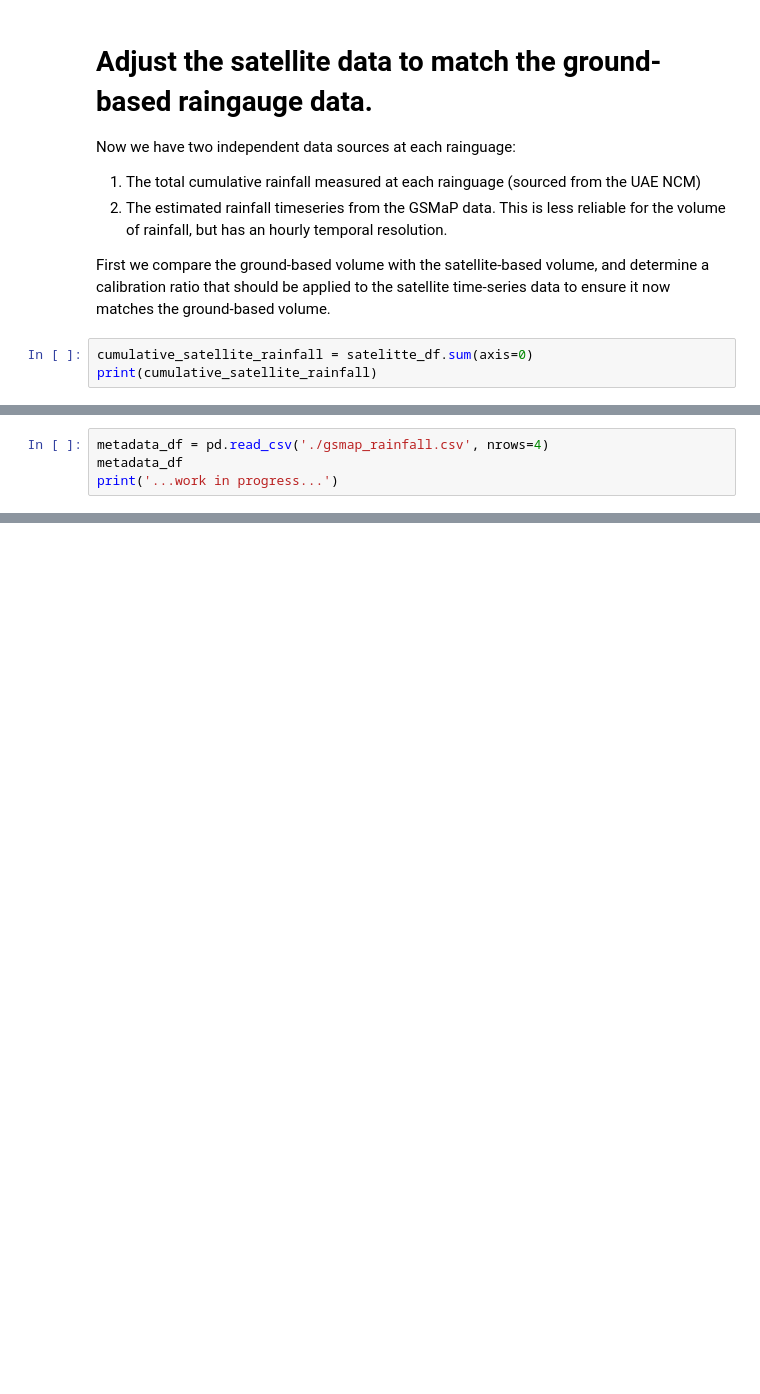
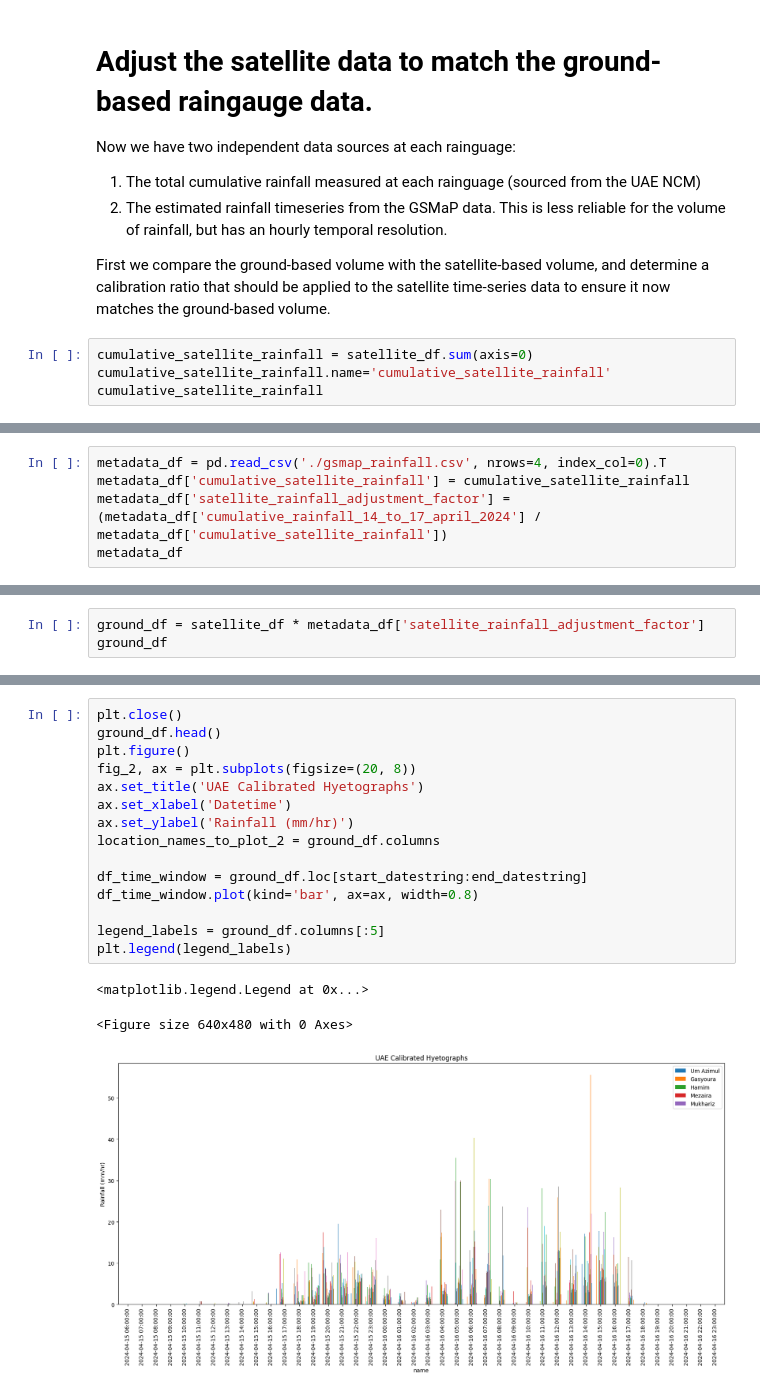
Before and after one commit to Hydrata/desert_hydrology, a Jupyter notebook: uae_hydrology.ipynb, the cells around one changed output, grey strips where cells are left out. Drawn from its saved outputs; the diff is of its cells as text; blank space fills up the shorter version.

```diff
--- a/uae_hydrology.ipynb
+++ b/uae_hydrology.ipynb
@@ -50,8 +57,9 @@ Now we have two independent data sources at each rainguage:
 
 First we compare the ground-based volume with the satellite-based volume, and determine a calibration ratio that should be applied to the satellite time-series data to ensure it now matches the ground-based volume.
 # %%
-cumulative_satellite_rainfall = satelitte_df.sum(axis=0)
-print(cumulative_satellite_rainfall)
+cumulative_satellite_rainfall = satellite_df.sum(axis=0)
+cumulative_satellite_rainfall.name='cumulative_satellite_rainfall'
+cumulative_satellite_rainfall
 # %% [output]
 Um Azimul           43.6881
 Gasyoura            33.0349
@@ -68,5 +76,6 @@ Length: 81, dtype: float64
 # %%
-metadata_df = pd.read_csv('./gsmap_rainfall.csv', nrows=4)
+metadata_df = pd.read_csv('./gsmap_rainfall.csv', nrows=4, index_col=0).T
+metadata_df['cumulative_satellite_rainfall'] = cumulative_satellite_rainfall
+metadata_df['satellite_rainfall_adjustment_factor'] = (metadata_df['cumulative_rainfall_14_to_17_april_2024'] / metadata_df['cumulative_satellite_rainfall'])
 metadata_df
-print('...work in progress...')
 # %% [output]
@@ -73,0 +107,3 @@ print('...work in progress...')
+# %%
+ground_df = satellite_df * metadata_df['satellite_rainfall_adjustment_factor']
+ground_df
@@ -73,0 +125,19 @@ print('...work in progress...')
+# %%
+plt.close()
+ground_df.head()
+plt.figure()
+fig_2, ax = plt.subplots(figsize=(20, 8))
+ax.set_title('UAE Calibrated Hyetographs')
+ax.set_xlabel('Datetime')
+ax.set_ylabel('Rainfall (mm/hr)')
+location_names_to_plot_2 = ground_df.columns
+
+df_time_window = ground_df.loc[start_datestring:end_datestring]
+df_time_window.plot(kind='bar', ax=ax, width=0.8)
+
+legend_labels = ground_df.columns[:5]
+plt.legend(legend_labels)
+# %% [output]
+<matplotlib.legend.Legend at 0x...>
+<Figure size 640x480 with 0 Axes>
+[figure, added]
```
Also changed, not shown: parts of 11 cells of this notebook, 14 other files.
